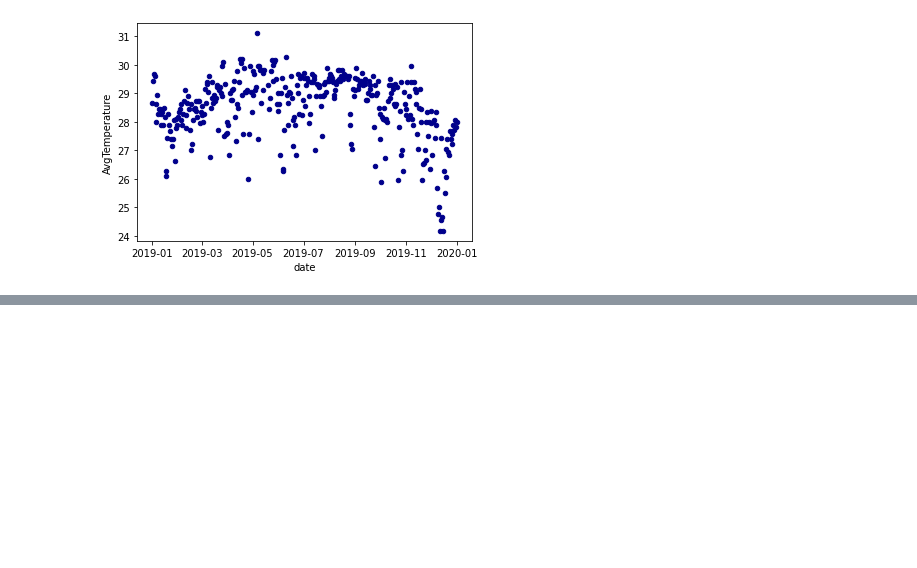
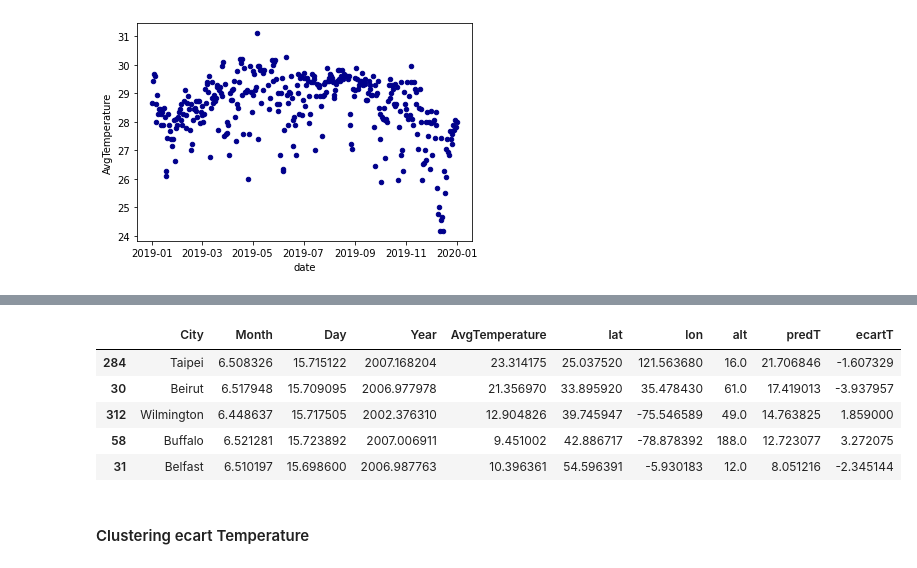
Before and after one commit to LorisMercier/DataMining, a Jupyter notebook: projet.ipynb, the cells around one changed output, grey strips where cells are left out. Cells and saved outputs as stored; diff of their text form; code cells hidden in the pictures; blank space fills up the shorter version.

```diff
--- a/projet.ipynb
+++ b/projet.ipynb
@@ -189,0 +229,4 @@ tt[tt.Country == 'Singapore'][tt.Year == 2019.0].plot.scatter(x='date', y='AvgTe
+# %%
+kmeans = KMeans(n_clusters=4).fit(df_city['AvgTemperature'].values.reshape(-1, 1))
+# %%
+df_city['clusters'] = kmeans.labels_.astype(str)
@@ -189,0 +261,10 @@ tt[tt.Country == 'Singapore'][tt.Year == 2019.0].plot.scatter(x='date', y='AvgTe
+# %%
+# I want to do a regression to predict the temperature of a city based on its location
+from sklearn.linear_model import LinearRegression
+
+X = df_city[['alt','lat']]
+X['lat'] = X['lat'].map(lambda x: abs(x))
+y = df_city['AvgTemperature']
+
+reg = LinearRegression().fit(X, y)
+reg.score(X, y)
@@ -189,0 +277,12 @@ tt[tt.Country == 'Singapore'][tt.Year == 2019.0].plot.scatter(x='date', y='AvgTe
+# %%
+df_city['predT'] = reg.predict(X)
+# %%
+df_city['ecartT'] = df_city['predT'] - df_city['AvgTemperature']
+df_city.sample(5)
+# %% [output]
+|  | City | Month | Day | Year | AvgTemperature | lat | lon | alt | predT | ecartT |
+| 284 | Taipei | 6.508326 | 15.715122 | 2007.168204 | 23.314175 | 25.037520 | 121.563680 | 16.0 | 21.706846 | -1.607329 |
+| 30 | Beirut | 6.517948 | 15.709095 | 2006.977978 | 21.356970 | 33.895920 | 35.478430 | 61.0 | 17.419013 | -3.937957 |
+| 312 | Wilmington | 6.448637 | 15.717505 | 2002.376310 | 12.904826 | 39.745947 | -75.546589 | 49.0 | 14.763825 | 1.859000 |
+| 58 | Buffalo | 6.521281 | 15.723892 | 2007.006911 | 9.451002 | 42.886717 | -78.878392 | 188.0 | 12.723077 | 3.272075 |
+| 31 | Belfast | 6.510197 | 15.698600 | 2006.987763 | 10.396361 | 54.596391 | -5.930183 | 12.0 | 8.051216 | -2.345144 |
@@ -189,0 +292,2 @@ tt[tt.Country == 'Singapore'][tt.Year == 2019.0].plot.scatter(x='date', y='AvgTe
+# %% [markdown]
+#### Clustering ecart Temperature
```
Also changed, not shown: parts of 22 cells of this notebook, 1 other file.
